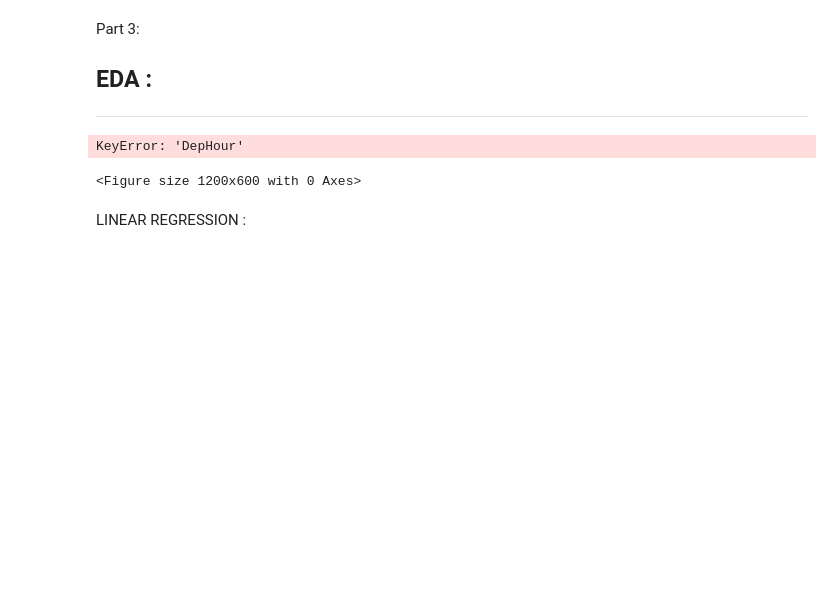
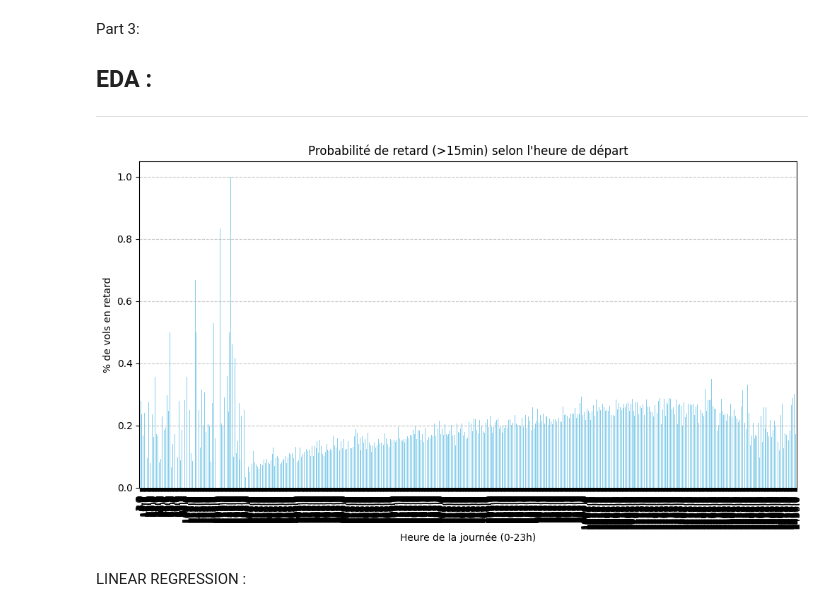
Before and after one commit to Shukaname/ML_Flight_Status_Prediction, a Jupyter notebook: main.ipynb, the cells around one changed output. Drawn from its saved outputs; the diff is of its cells as text; code cells hidden in the pictures; blank space fills up the shorter version.

```diff
--- a/main.ipynb
+++ b/main.ipynb
@@ -124,16 +140,15 @@ Part 3:
 # %%
 plt.figure(figsize=(12, 6))
 
-hourly_stats = data.groupby('DepHour')['IsDelay'].mean()
+hourly_stats = data.groupby('DepHours')['IsDelay'].mean()
 hourly_stats.plot(kind='bar', color='skyblue')
 
 plt.title("Probabilité de retard (>15min) selon l'heure de départ")
 plt.xlabel("Heure de la journée (0-23h)")
 plt.ylabel("% de vols en retard")
 plt.grid(axis='y', linestyle='--', alpha=0.7)
 plt.show()
 # %% [output]
-KeyError: 'DepHour'
-<Figure size 1200x600 with 0 Axes>
+[figure, added]
 # %% [markdown]
 LINEAR REGRESSION :
```
Also changed, not shown: parts of 3 cells of this notebook, 2 other files.
